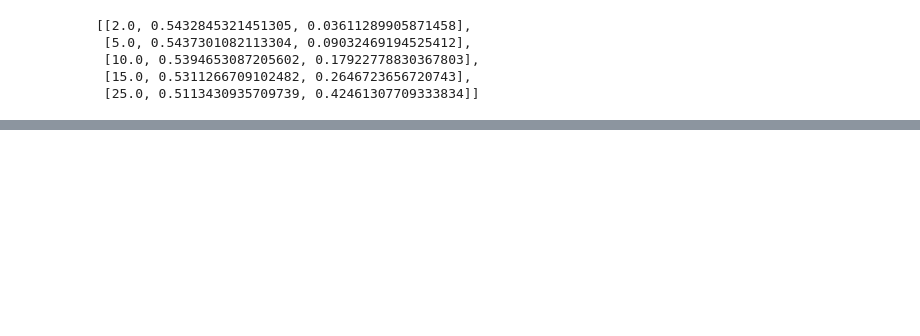
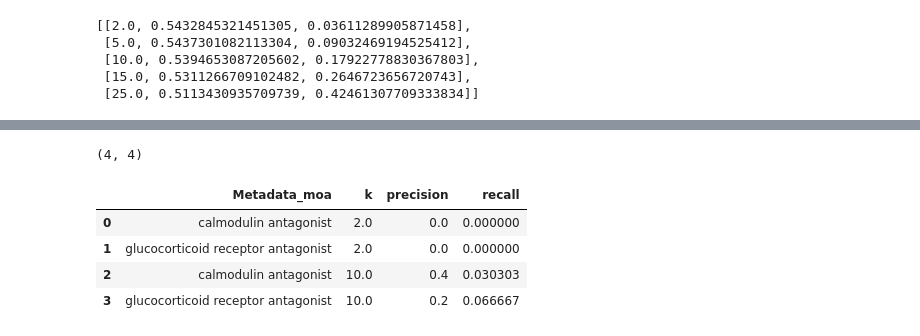
Before and after one commit to broadinstitute/neural-profiling-archive, a Jupyter notebook: project_baseline/test-eval.ipynb, the cells around one changed output, grey strips where cells are left out. Saved outputs shown, nothing was run; the diff lists cells and outputs as text; code cells hidden in the pictures; blank space fills up the shorter version.

```diff
--- a/project_baseline/test-eval.ipynb
+++ b/project_baseline/test-eval.ipynb
@@ -107,0 +152,28 @@ pr_av
+# %%
+precision_recall_at_k = []
+
+
+for k in [2, 10]:
+
+    precision_recall_results = evaluate(
+        profiles=selected_moa,
+        features=features,
+        meta_features=meta_features,
+        replicate_groups=["Metadata_moa"],
+        operation="precision_recall",
+        similarity_metric="pearson",
+        precision_recall_k=k
+    )
+
+    precision_recall_at_k.append(precision_recall_results)
+# %%
+df_res_1 = pd.concat(precision_recall_at_k).reset_index(drop=True)
+print(df_res_1.shape)
+df_res_1.head()
+# %% [output]
+(4, 4)
+|  | Metadata_moa | k | precision | recall |
+| 0 | calmodulin antagonist | 2.0 | 0.0 | 0.000000 |
+| 1 | glucocorticoid receptor antagonist | 2.0 | 0.0 | 0.000000 |
+| 2 | calmodulin antagonist | 10.0 | 0.4 | 0.030303 |
+| 3 | glucocorticoid receptor antagonist | 10.0 | 0.2 | 0.066667 |
```
Also changed, not shown: parts of 8 cells of this notebook, 1 other file.
